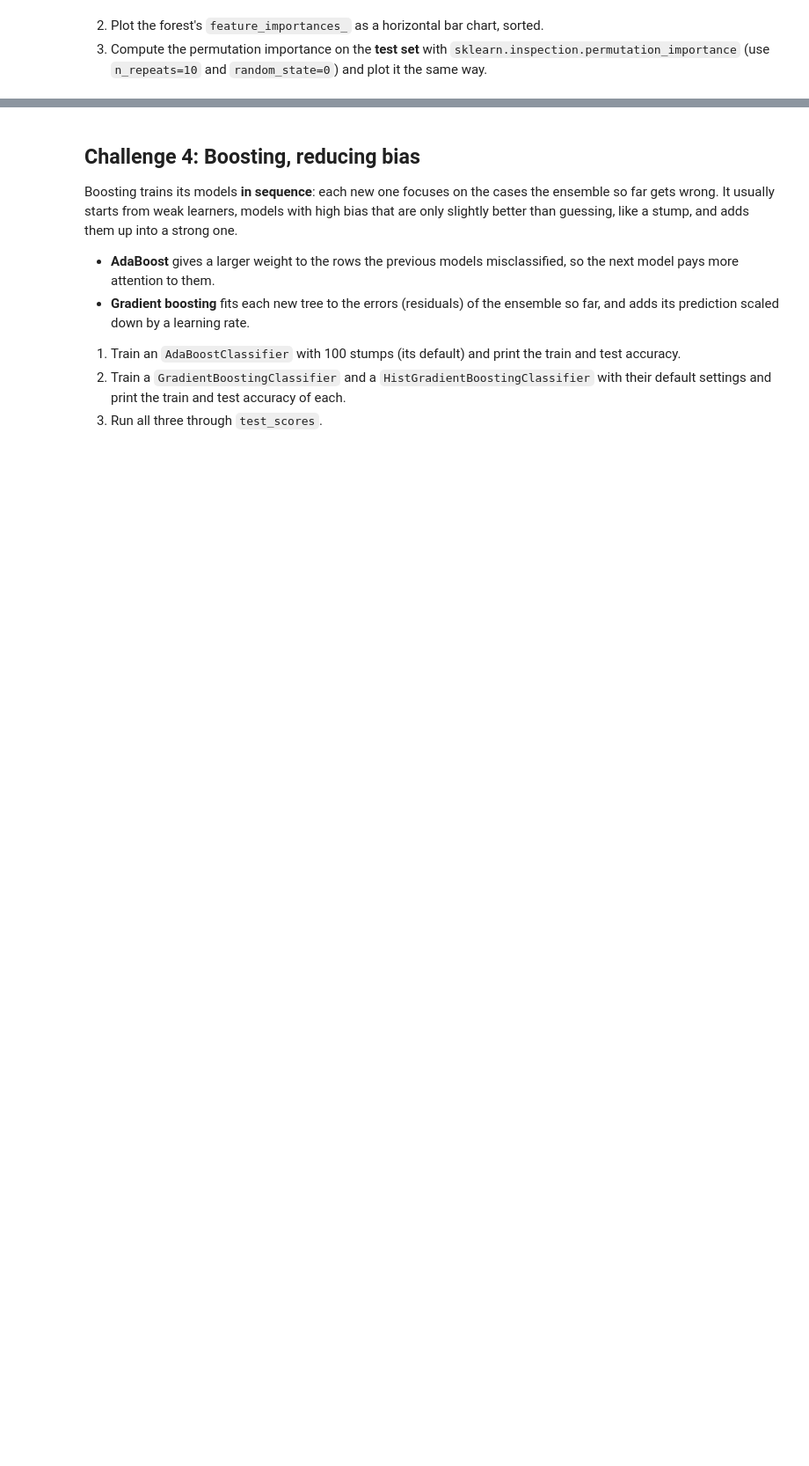
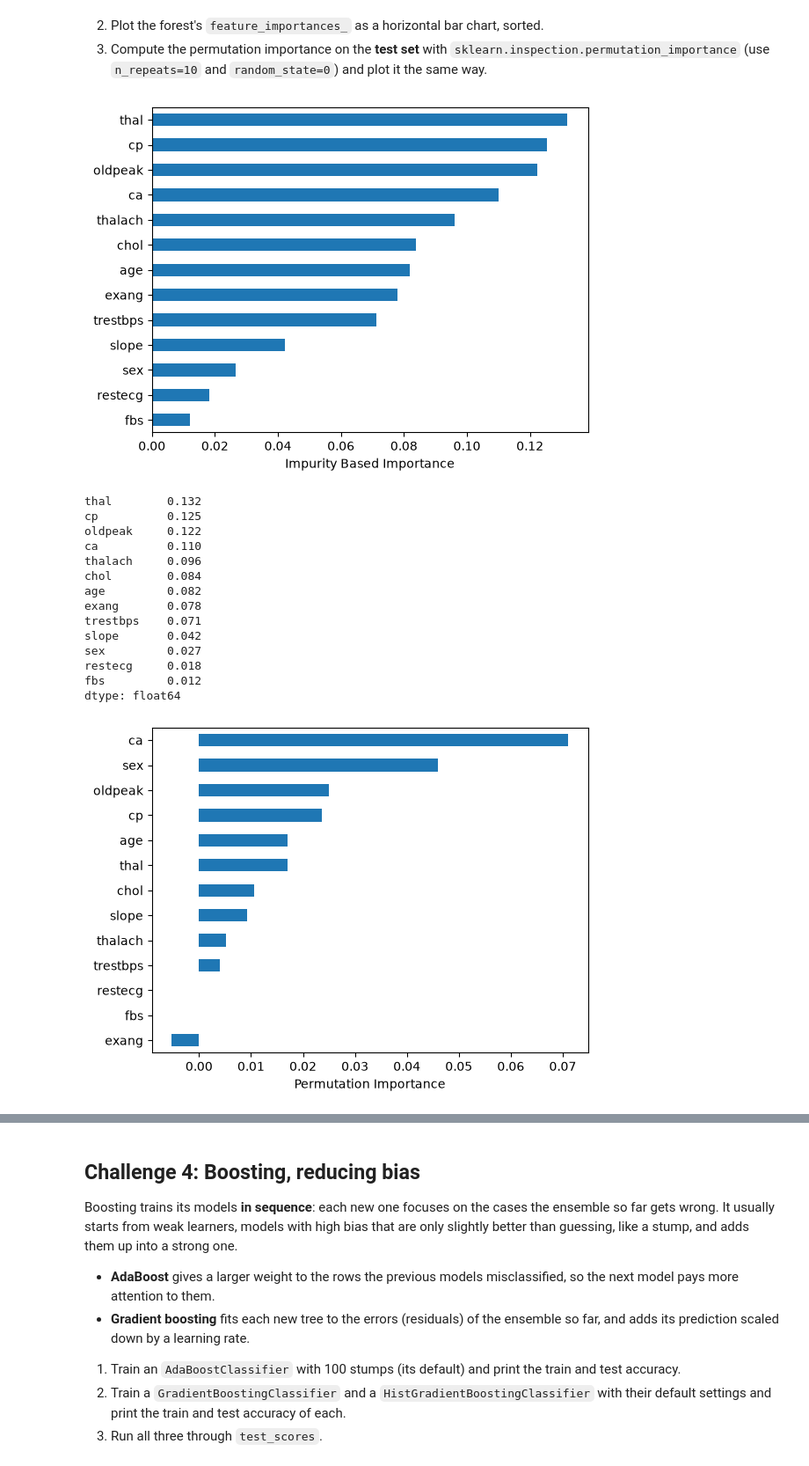
Before and after one commit to ironhack-labs/lab-ensembles, a Jupyter notebook: your-code/main.ipynb, the cells around one changed output, grey strips where cells are left out. Shown at 88% size. Cells and saved outputs as stored; diff of their text form; code cells hidden in the pictures; blank space fills up the shorter version.

```diff
--- a/your-code/main.ipynb
+++ b/your-code/main.ipynb
@@ -31,3 +62,11 @@ from sklearn.tree import DecisionTreeClassifier
 from sklearn.metrics import accuracy_score
 
 # Train the tree, then print the train and test accuracy
+# %%
+tree = DecisionTreeClassifier()
+tree.fit(X_train, y_train)
+y_pred_train = tree.predict(X_train)
+y_pred_test = tree.predict(X_test)
+
+print("Train accuracy: ", accuracy_score(y_train, y_pred_train))
+print("Train accuracy: ", accuracy_score(y_test, y_pred_test))
@@ -65,6 +121,13 @@ Bagging helps models with **high variance**, models whose predictions change a l
 from sklearn.ensemble import BaggingClassifier
 
 # 1. Train and evaluate the bagging classifier
+bagging = BaggingClassifier(DecisionTreeClassifier(), n_estimators=100, random_state=0, n_jobs=-1)
+bagging.fit(X_train, y_train)
+y_pred_train = bagging.predict(X_train)
+y_pred_test = bagging.predict(X_test)
 
+print(f"Train accuracy: {accuracy_score(y_train, y_pred_train):.3f}, Test accuracy: {accuracy_score(y_test, y_pred_test):.3f}")
 
 # 2. Mean and standard deviation over 10 splits
+bagging_tree_scores = test_scores(bagging)
+print(f"Mean: {bagging_tree_scores.mean():.3f}, Standard Deviation: {bagging_tree_scores.std():.3f}")
@@ -86,3 +163,13 @@ A random forest is bagging of trees plus one more source of randomness: at every
 from sklearn.ensemble import RandomForestClassifier
 
 # 1. Train and evaluate the random forest; print oob_score_
+forest = RandomForestClassifier(n_estimators=300, oob_score=True, random_state=0, n_jobs=-1)
+forest.fit(X_train, y_train)
+y_pred_train_f = forest.predict(X_train)
+y_pred_test_f = forest.predict(X_test)
+
+print(f"Train accuracy: {accuracy_score(y_train,y_pred_train_f):.3f}, Test accuracy: {accuracy_score(y_test, y_pred_test_f):.3f}")
+print(f"Out-of-bag score: {forest.oob_score_:.3f}")
+
+forest_test = test_scores(forest)
+print(f"Mean: {forest_test.mean():.3f}, Standard Deviation: {forest_test.std():.3f}")
@@ -92,7 +183,36 @@ from sklearn.ensemble import RandomForestClassifier
 # %%
 from sklearn.inspection import permutation_importance
 
 # 2. Impurity-based importance
+impurity_imp = pd.Series(forest.feature_importances_, index=X.columns).sort_values()
+impurity_imp.plot.barh()
+plt.xlabel('Impurity Based Importance')
+plt.show()
 
+print(impurity_imp.sort_values(ascending=False).round(3))
 
 # 3. Permutation importance
+perm = permutation_importance(forest, X_test, y_test, n_repeats=10, random_state=0, n_jobs=-1)
+perm_imp = pd.Series(perm.importances_mean, index=X.columns).sort_values()
+perm_imp.plot.barh()
+plt.xlabel('Permutation Importance')
+plt.show()
+
+print(perm_imp.sort_values(ascending=False).round(3))
+# %% [output]
+[figure, added]
+thal        0.132
+cp          0.125
+oldpeak     0.122
+ca          0.110
+thalach     0.096
+chol        0.084
+age         0.082
+exang       0.078
+trestbps    0.071
+slope       0.042
+sex         0.027
+restecg     0.018
+fbs         0.012
+dtype: float64
+[figure, added]
```
Also changed, not shown: parts of 18 cells of this notebook.
